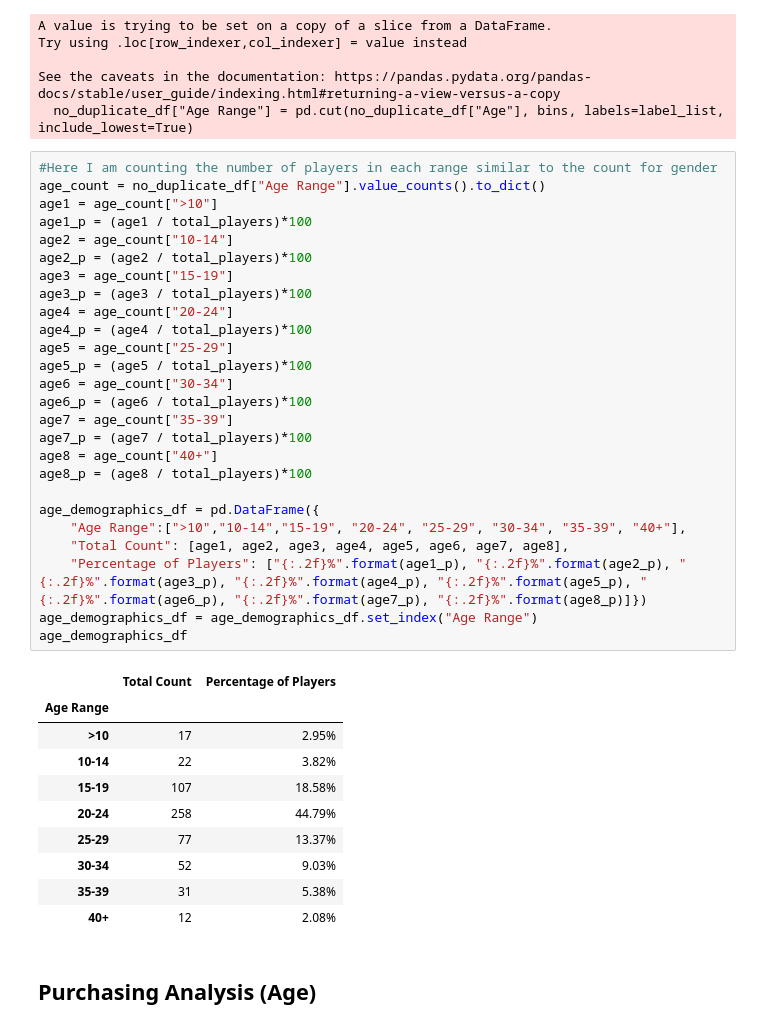
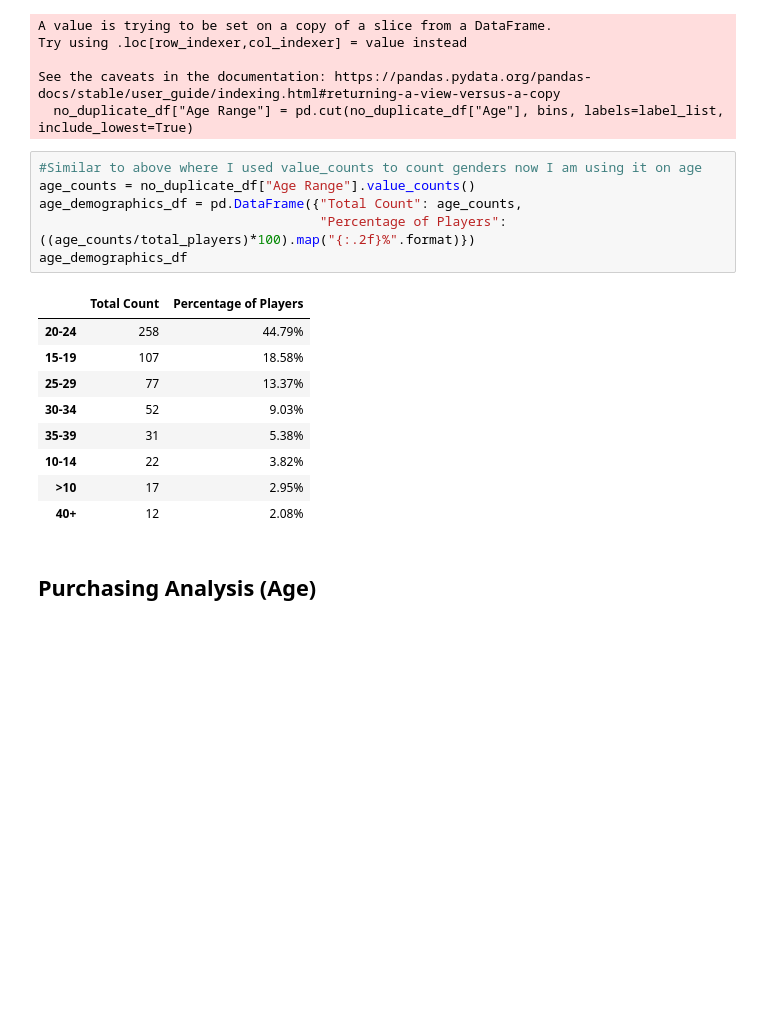
Before and after one commit to cseebec/pandas-challenge, a Jupyter notebook: HeroesOfPymoli/HeroesOfPymoli.ipynb, the cells around one changed output. Drawn from its saved outputs; the diff is of its cells as text; blank space fills up the shorter version.

```diff
--- a/HeroesOfPymoli/HeroesOfPymoli.ipynb
+++ b/HeroesOfPymoli/HeroesOfPymoli.ipynb
@@ -224,43 +174,22 @@ Try using .loc[row_indexer,col_indexer] = value instead
 
 See the caveats in the documentation: https://pandas.pydata.org/pandas-docs/stable/user_guide/indexing.html#returning-a-view-versus-a-copy
   no_duplicate_df["Age Range"] = pd.cut(no_duplicate_df["Age"], bins, labels=label_list, include_lowest=True)
-# %%
-#Here I am counting the number of players in each range similar to the count for gender
-age_count = no_duplicate_df["Age Range"].value_counts().to_dict()
-age1 = age_count[">10"]
-age1_p = (age1 / total_players)*100
-age2 = age_count["10-14"]
-age2_p = (age2 / total_players)*100
-age3 = age_count["15-19"]
-age3_p = (age3 / total_players)*100
-age4 = age_count["20-24"]
-age4_p = (age4 / total_players)*100
-age5 = age_count["25-29"]
-age5_p = (age5 / total_players)*100
-age6 = age_count["30-34"]
-age6_p = (age6 / total_players)*100
-age7 = age_count["35-39"]
-age7_p = (age7 / total_players)*100
-age8 = age_count["40+"]
-age8_p = (age8 / total_players)*100
-
-age_demographics_df = pd.DataFrame({
-    "Age Range":[">10","10-14","15-19", "20-24", "25-29", "30-34", "35-39", "40+"],
-    "Total Count": [age1, age2, age3, age4, age5, age6, age7, age8],
-    "Percentage of Players": ["{:.2f}%".format(age1_p), "{:.2f}%".format(age2_p), "{:.2f}%".format(age3_p), "{:.2f}%".format(age4_p), "{:.2f}%".format(age5_p), "{:.2f}%".format(age6_p), "{:.2f}%".format(age7_p), "{:.2f}%".format(age8_p)]})
-age_demographics_df = age_demographics_df.set_index("Age Range")
-age_demographics_df
-# %% [output]
-|  | Total Count | Percentage of Players |
-| Age Range |  |  |
-| >10 | 17 | 2.95% |
-| 10-14 | 22 | 3.82% |
-| 15-19 | 107 | 18.58% |
-| 20-24 | 258 | 44.79% |
-| 25-29 | 77 | 13.37% |
-| 30-34 | 52 | 9.03% |
-| 35-39 | 31 | 5.38% |
-| 40+ | 12 | 2.08% |
+# %%
+#Similar to above where I used value_counts to count genders now I am using it on age
+age_counts = no_duplicate_df["Age Range"].value_counts()
+age_demographics_df = pd.DataFrame({"Total Count": age_counts,
+                                    "Percentage of Players": ((age_counts/total_players)*100).map("{:.2f}%".format)})
+age_demographics_df
+# %% [output]
+|  | Total Count | Percentage of Players |
+| 20-24 | 258 | 44.79% |
+| 15-19 | 107 | 18.58% |
+| 25-29 | 77 | 13.37% |
+| 30-34 | 52 | 9.03% |
+| 35-39 | 31 | 5.38% |
+| 10-14 | 22 | 3.82% |
+| >10 | 17 | 2.95% |
+| 40+ | 12 | 2.08% |
 # %% [markdown]
 ## Purchasing Analysis (Age)
 # %% [markdown]
```
Also changed, not shown: parts of 9 cells of this notebook.
